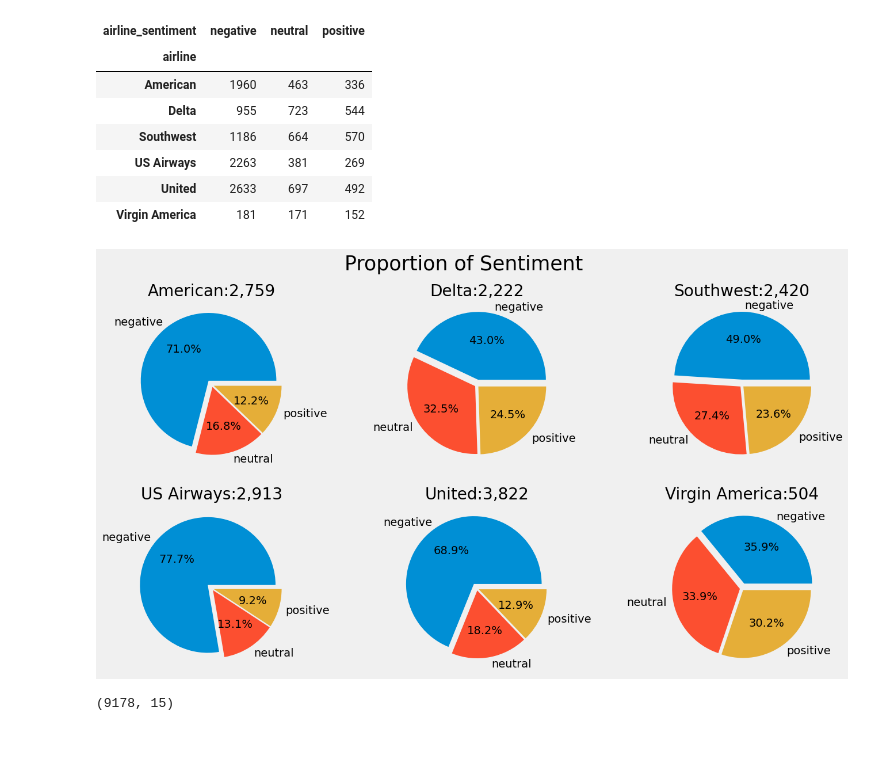
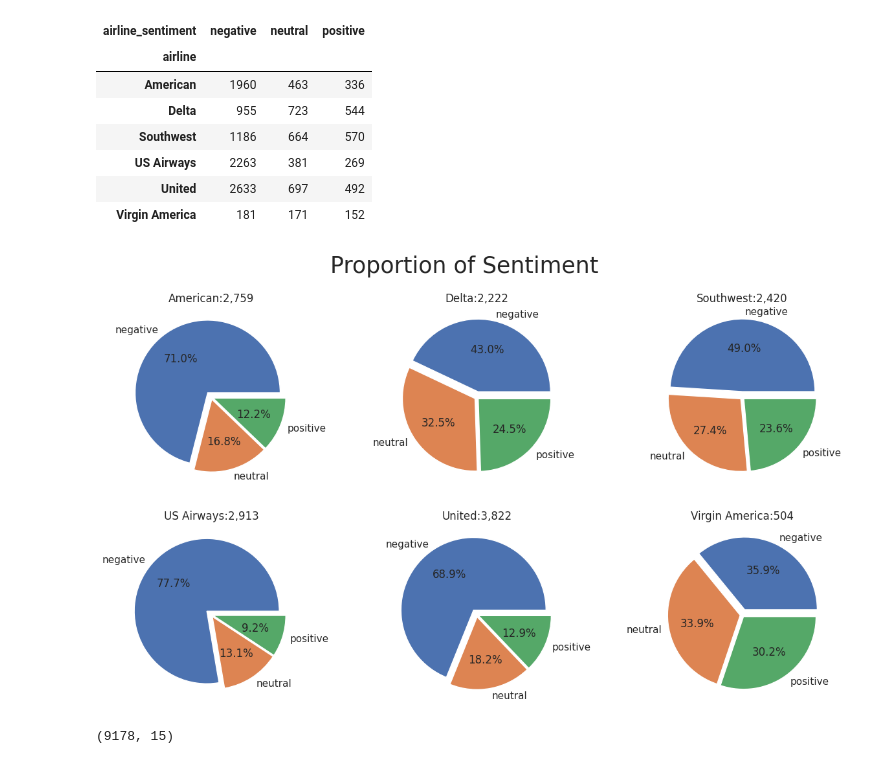
Before and after one commit to thiphan94/Big-Data-Project, a Jupyter notebook: notebook/data_analysis.ipynb, the cells around one changed output. Cells and saved outputs as stored; diff of their text form; code cells hidden in the pictures.

```diff
--- a/notebook/data_analysis.ipynb
+++ b/notebook/data_analysis.ipynb
@@ -19,10 +53,10 @@ import numpy as np
 import pandas as pd
 import matplotlib.pyplot as plt
 
-plt.style.use("fivethirtyeight")
+
 import seaborn as sns
 
 # data processing
-import re, string
+
 
 # import nltk
@@ -70,8 +124,18 @@ memory usage: 1.7+ MB
 # %%
 plt.figure(figsize=(8, 6))
-ax = df.dtypes.value_counts().plot(kind="bar", grid=False, fontsize=20, color="grey")
+sns.set(style="whitegrid")
+
+ax = df.dtypes.value_counts().plot(kind="bar", fontsize=14)
+
 for p in ax.patches:
     height = p.get_height()
-    ax.text(p.get_x() + p.get_width() / 2.0, height + 1, height, ha="center", size=25)
+    ax.text(p.get_x() + p.get_width() / 2.0, height + 0.5, height, ha="center", size=14)
+
+plt.xlabel("Data Types", fontsize=16)
+plt.ylabel("Count", fontsize=16)
+plt.title("Count of Data Types in DataFrame", fontsize=18)
+
 sns.despine()
+
+plt.show()
 # %% [output]
@@ -109,7 +167,8 @@ The number of tweets concerning each airline:
 # %%
-a = df.groupby(["airline", "airline_sentiment"])["airline_sentiment"].count().unstack()
-# a['total'] =  [a.values[x].sum() for x in range(0,6)]
-a
+count_per_ailine = (
+    df.groupby(["airline", "airline_sentiment"])["airline_sentiment"].count().unstack()
+)
+count_per_ailine
 # %% [output]
 | airline_sentiment | negative | neutral | positive |
 | airline |  |  |  |
@@ -122,15 +181,17 @@ a
 # %%
 fig, axes = plt.subplots(2, 3, figsize=(15, 8))
 axes = axes.flatten()
 for i, ax in zip(range(0, 6), axes):
-    temp = a.iloc[i]
+    temp = count_per_ailine.iloc[i]
     ax.pie(x=temp, labels=temp.index, autopct="%1.1f%%", explode=[0.08, 0.03, 0.03])
-    ax.set_title(f"{a.index[i]}:{format(a.values[i].sum(),',')}")
+    ax.set_title(
+        f"{count_per_ailine.index[i]}:{format(count_per_ailine.values[i].sum(),',')}"
+    )
 
 plt.suptitle("Proportion of Sentiment", fontsize=25)
 plt.show()
 # %% [output]
-[figure, old version]
+[figure, new version]
 # %%
 df_neg = df[df.airline_sentiment == "negative"]
 display(df_neg.shape, df_neg.head())
```
Also changed, not shown: parts of 39 cells of this notebook.
